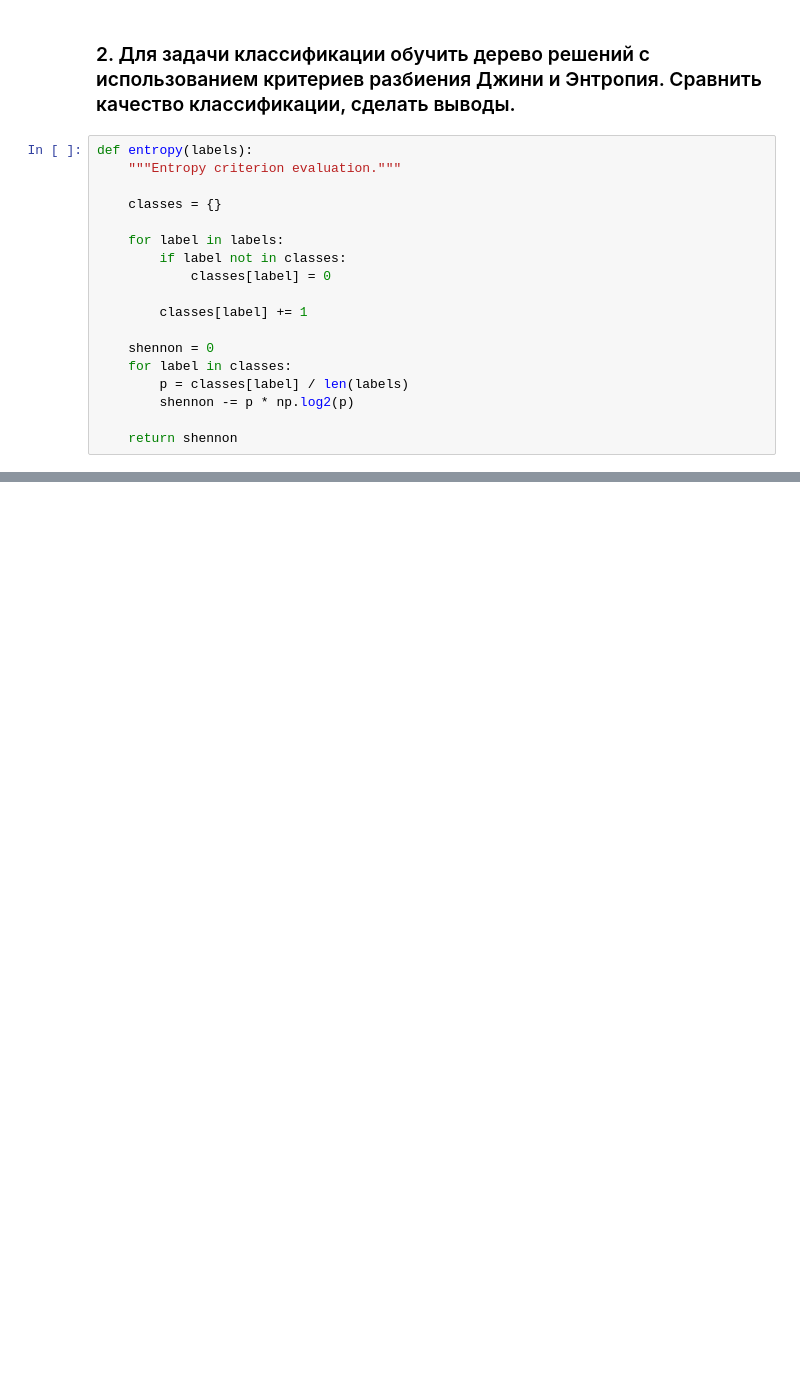
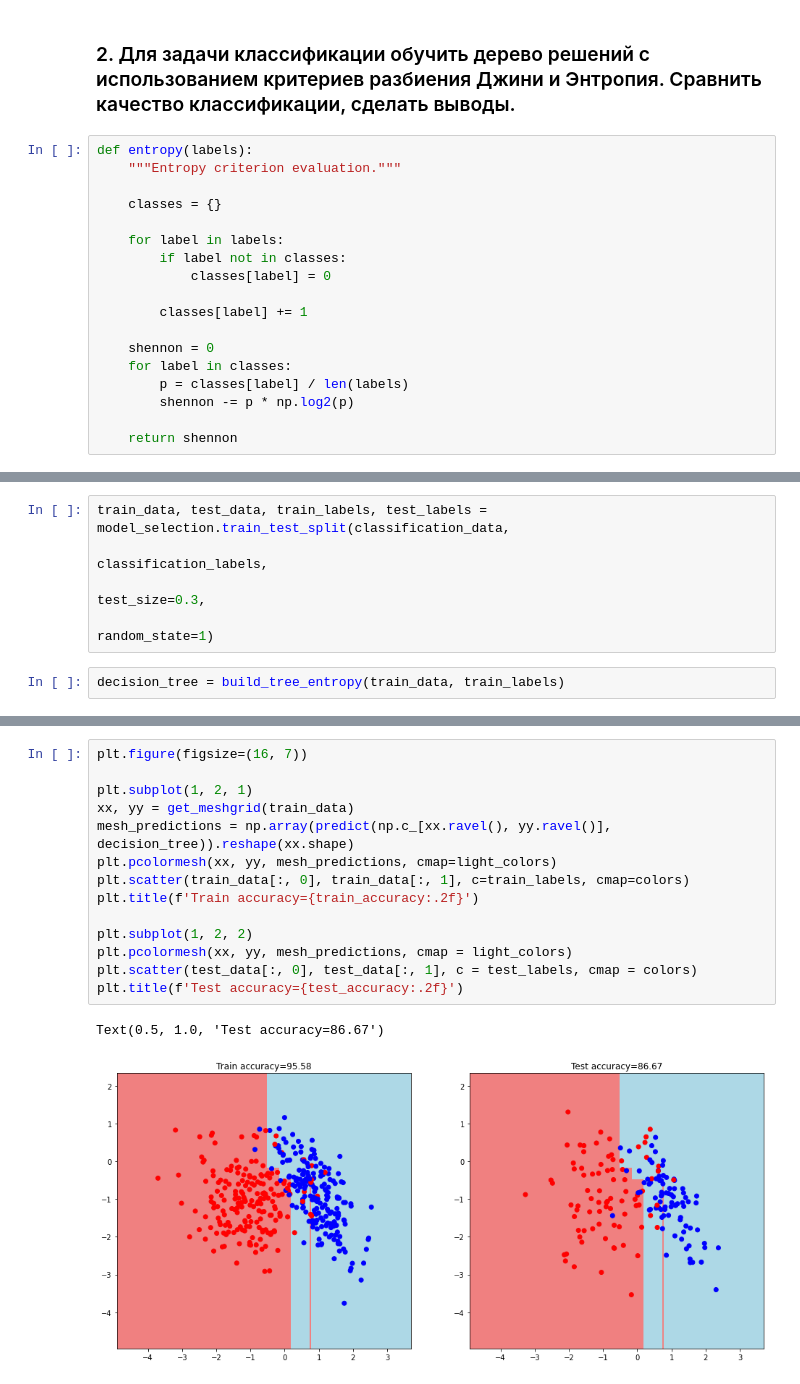
Before and after one commit to IInvasion/data_analysis_algorithms, a Jupyter notebook: homework_4.ipynb, the cells around one changed output, grey strips where cells are left out. Saved outputs shown, nothing was run; the diff lists cells and outputs as text; blank space fills up the shorter version.

```diff
--- a/homework_4.ipynb
+++ b/homework_4.ipynb
@@ -307,0 +441,7 @@ def entropy_quality(left_labels, right_labels, current_gini):
+# %%
+train_data, test_data, train_labels, test_labels = model_selection.train_test_split(classification_data,
+                                                                                    classification_labels,
+                                                                                    test_size=0.3,
+                                                                                    random_state=1)
+# %%
+decision_tree = build_tree_entropy(train_data, train_labels)
@@ -307,0 +480,17 @@ def entropy_quality(left_labels, right_labels, current_gini):
+# %%
+plt.figure(figsize=(16, 7))
+
+plt.subplot(1, 2, 1)
+xx, yy = get_meshgrid(train_data)
+mesh_predictions = np.array(predict(np.c_[xx.ravel(), yy.ravel()], decision_tree)).reshape(xx.shape)
+plt.pcolormesh(xx, yy, mesh_predictions, cmap=light_colors)
+plt.scatter(train_data[:, 0], train_data[:, 1], c=train_labels, cmap=colors)
+plt.title(f'Train accuracy={train_accuracy:.2f}')
+
+plt.subplot(1, 2, 2)
+plt.pcolormesh(xx, yy, mesh_predictions, cmap = light_colors)
+plt.scatter(test_data[:, 0], test_data[:, 1], c = test_labels, cmap = colors)
+plt.title(f'Test accuracy={test_accuracy:.2f}')
+# %% [output]
+Text(0.5, 1.0, 'Test accuracy=86.67')
+[figure, added]
```
Also changed, not shown: parts of 28 cells of this notebook, 1 other file.
